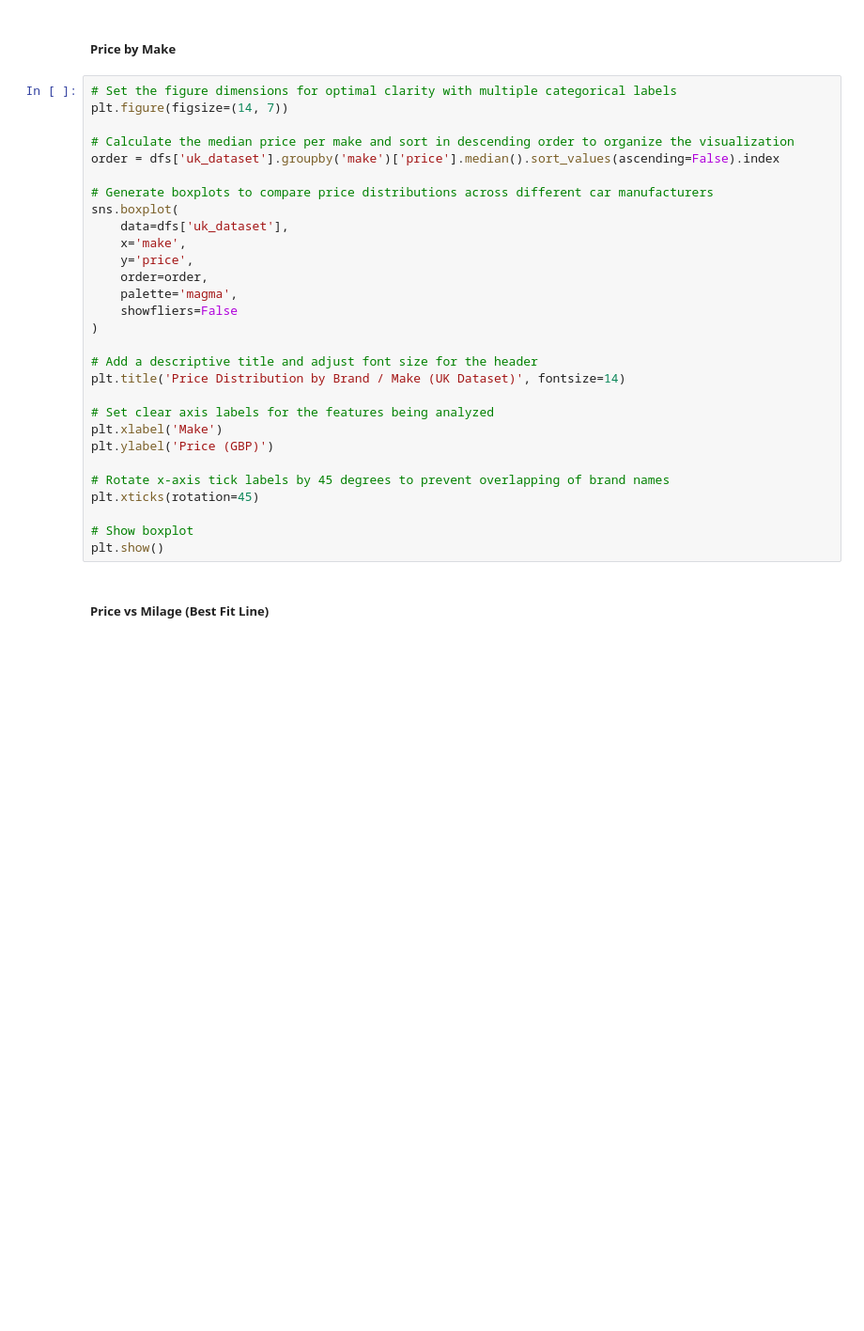
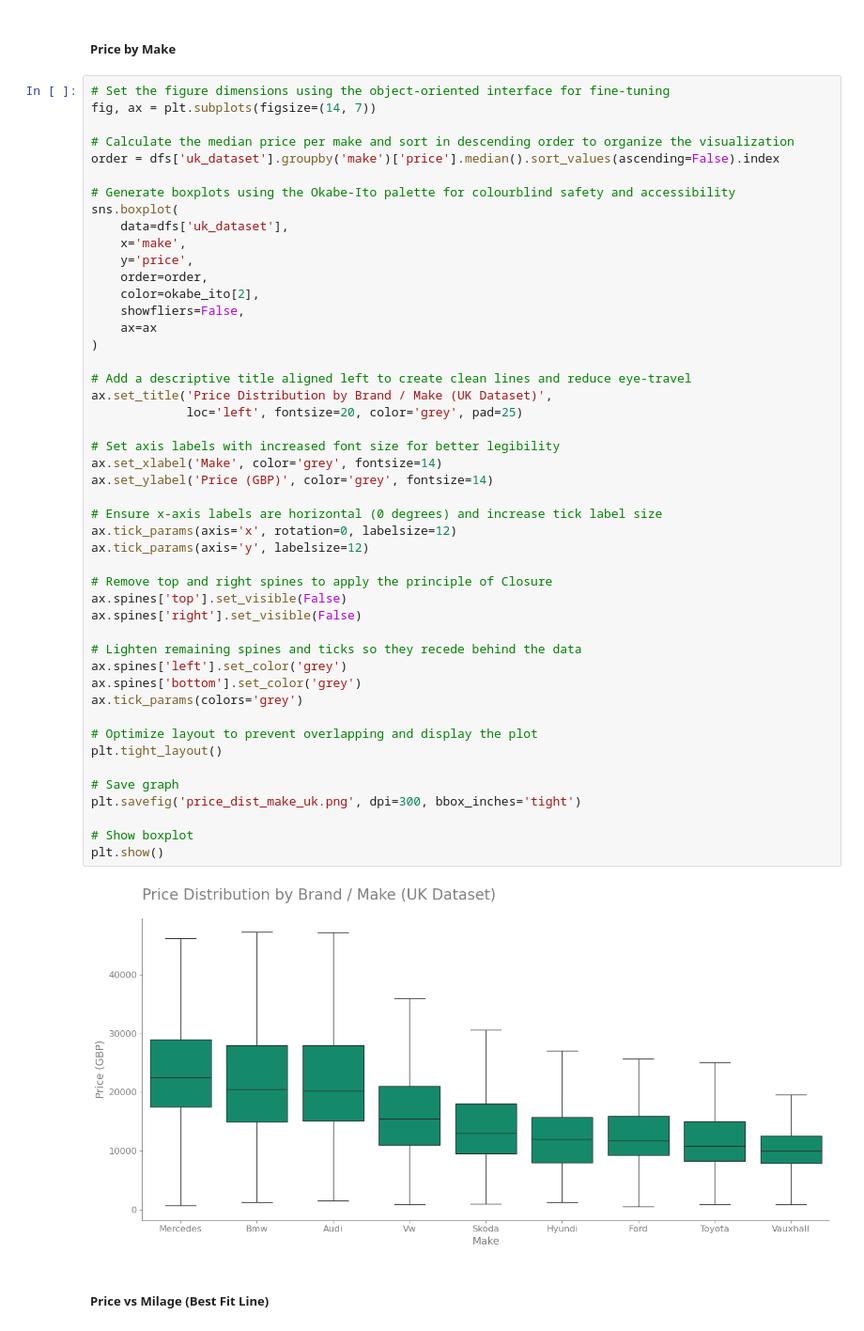
Before and after one commit to AnaaaKareem/used-car-price-depreciation, a Jupyter notebook: notebooks/data_understanding.ipynb, the cells around one changed output. Shown at 94% size. Drawn from its saved outputs; the diff is of its cells as text; blank space fills up the shorter version.

```diff
--- a/notebooks/data_understanding.ipynb
+++ b/notebooks/data_understanding.ipynb
@@ -300,34 +497,54 @@ plt.show()
 # %% [markdown]
 ##### Price by Make
 # %%
-# Set the figure dimensions for optimal clarity with multiple categorical labels
-plt.figure(figsize=(14, 7))
+# Set the figure dimensions using the object-oriented interface for fine-tuning
+fig, ax = plt.subplots(figsize=(14, 7))
 
 # Calculate the median price per make and sort in descending order to organize the visualization
 order = dfs['uk_dataset'].groupby('make')['price'].median().sort_values(ascending=False).index
 
-# Generate boxplots to compare price distributions across different car manufacturers
+# Generate boxplots using the Okabe-Ito palette for colourblind safety and accessibility
 sns.boxplot(
     data=dfs['uk_dataset'],
     x='make',
     y='price',
     order=order,
-    palette='magma',
-    showfliers=False
+    color=okabe_ito[2],
+    showfliers=False,
+    ax=ax
 )
 
-# Add a descriptive title and adjust font size for the header
-plt.title('Price Distribution by Brand / Make (UK Dataset)', fontsize=14)
+# Add a descriptive title aligned left to create clean lines and reduce eye-travel
+ax.set_title('Price Distribution by Brand / Make (UK Dataset)',
+             loc='left', fontsize=20, color='grey', pad=25)
 
-# Set clear axis labels for the features being analyzed
-plt.xlabel('Make')
-plt.ylabel('Price (GBP)')
+# Set axis labels with increased font size for better legibility
+ax.set_xlabel('Make', color='grey', fontsize=14)
+ax.set_ylabel('Price (GBP)', color='grey', fontsize=14)
 
-# Rotate x-axis tick labels by 45 degrees to prevent overlapping of brand names
-plt.xticks(rotation=45)
+# Ensure x-axis labels are horizontal (0 degrees) and increase tick label size
+ax.tick_params(axis='x', rotation=0, labelsize=12)
+ax.tick_params(axis='y', labelsize=12)
+
+# Remove top and right spines to apply the principle of Closure
+ax.spines['top'].set_visible(False)
+ax.spines['right'].set_visible(False)
+
+# Lighten remaining spines and ticks so they recede behind the data
+ax.spines['left'].set_color('grey')
+ax.spines['bottom'].set_color('grey')
+ax.tick_params(colors='grey')
+
+# Optimize layout to prevent overlapping and display the plot
+plt.tight_layout()
+
+# Save graph
+plt.savefig('price_dist_make_uk.png', dpi=300, bbox_inches='tight')
 
 # Show boxplot
 plt.show()
+# %% [output]
+[figure, added]
 # %% [markdown]
 ##### Price vs Milage (Best Fit Line)
 # %%
```
Also changed, not shown: parts of 30 cells of this notebook, 1 other file.
